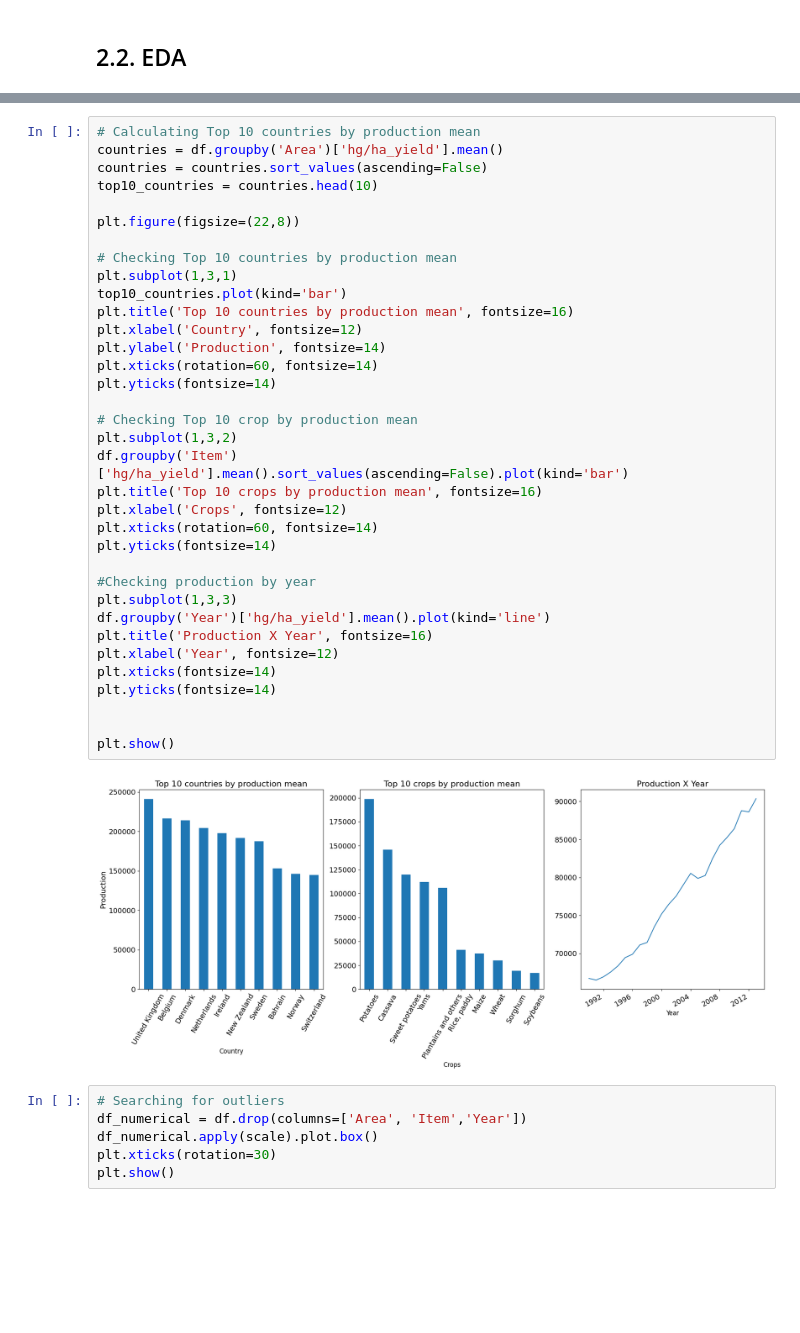
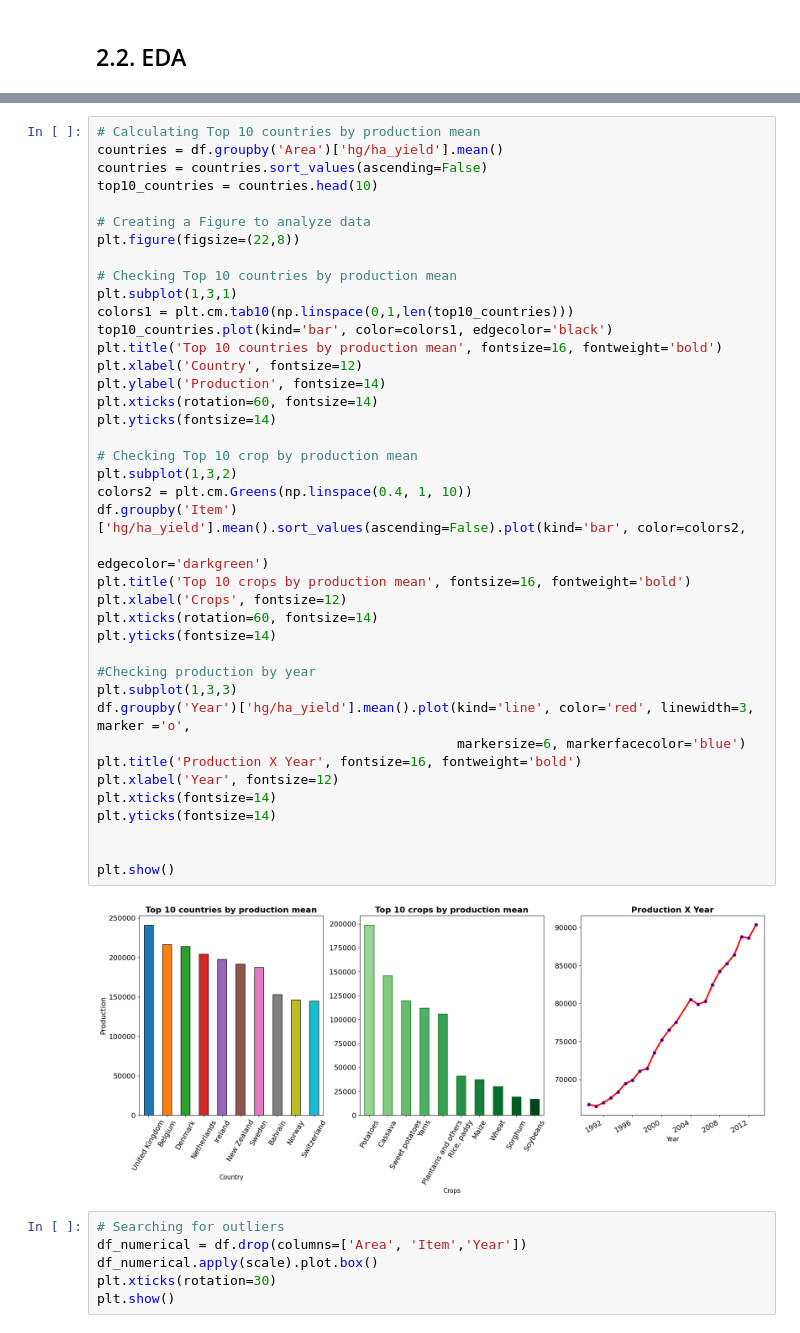
Before and after one commit to andrefpvalenga/crop-yeld-project, a Jupyter notebook: CropYeldPrediction.ipynb, the cells around one changed output, grey strips where cells are left out. Saved outputs shown, nothing was run; the diff lists cells and outputs as text; blank space fills up the shorter version.

```diff
--- a/CropYeldPrediction.ipynb
+++ b/CropYeldPrediction.ipynb
@@ -141,40 +144,45 @@ df.describe()
 # %%
 # Calculating Top 10 countries by production mean
 countries = df.groupby('Area')['hg/ha_yield'].mean()
 countries = countries.sort_values(ascending=False)
 top10_countries = countries.head(10)
 
+# Creating a Figure to analyze data
 plt.figure(figsize=(22,8))
 
 # Checking Top 10 countries by production mean
 plt.subplot(1,3,1)
-top10_countries.plot(kind='bar')
-plt.title('Top 10 countries by production mean', fontsize=16)
+colors1 = plt.cm.tab10(np.linspace(0,1,len(top10_countries)))
+top10_countries.plot(kind='bar', color=colors1, edgecolor='black')
+plt.title('Top 10 countries by production mean', fontsize=16, fontweight='bold')
 plt.xlabel('Country', fontsize=12)
 plt.ylabel('Production', fontsize=14)
 plt.xticks(rotation=60, fontsize=14)
 plt.yticks(fontsize=14)
 
 # Checking Top 10 crop by production mean
 plt.subplot(1,3,2)
-df.groupby('Item')['hg/ha_yield'].mean().sort_values(ascending=False).plot(kind='bar')
-plt.title('Top 10 crops by production mean', fontsize=16)
+colors2 = plt.cm.Greens(np.linspace(0.4, 1, 10))
+df.groupby('Item')['hg/ha_yield'].mean().sort_values(ascending=False).plot(kind='bar', color=colors2,
+                                                                           edgecolor='darkgreen')
+plt.title('Top 10 crops by production mean', fontsize=16, fontweight='bold')
 plt.xlabel('Crops', fontsize=12)
 plt.xticks(rotation=60, fontsize=14)
 plt.yticks(fontsize=14)
 
 #Checking production by year
 plt.subplot(1,3,3)
-df.groupby('Year')['hg/ha_yield'].mean().plot(kind='line')
-plt.title('Production X Year', fontsize=16)
+df.groupby('Year')['hg/ha_yield'].mean().plot(kind='line', color='red', linewidth=3, marker ='o',
+                                              markersize=6, markerfacecolor='blue')
+plt.title('Production X Year', fontsize=16, fontweight='bold')
 plt.xlabel('Year', fontsize=12)
 plt.xticks(fontsize=14)
 plt.yticks(fontsize=14)
 
 
 plt.show()
 # %% [output]
-[figure, old version]
+[figure, new version]
 # %%
 # Searching for outliers
 df_numerical = df.drop(columns=['Area', 'Item','Year'])
```
Also changed, not shown: parts of 1 cell of this notebook.
